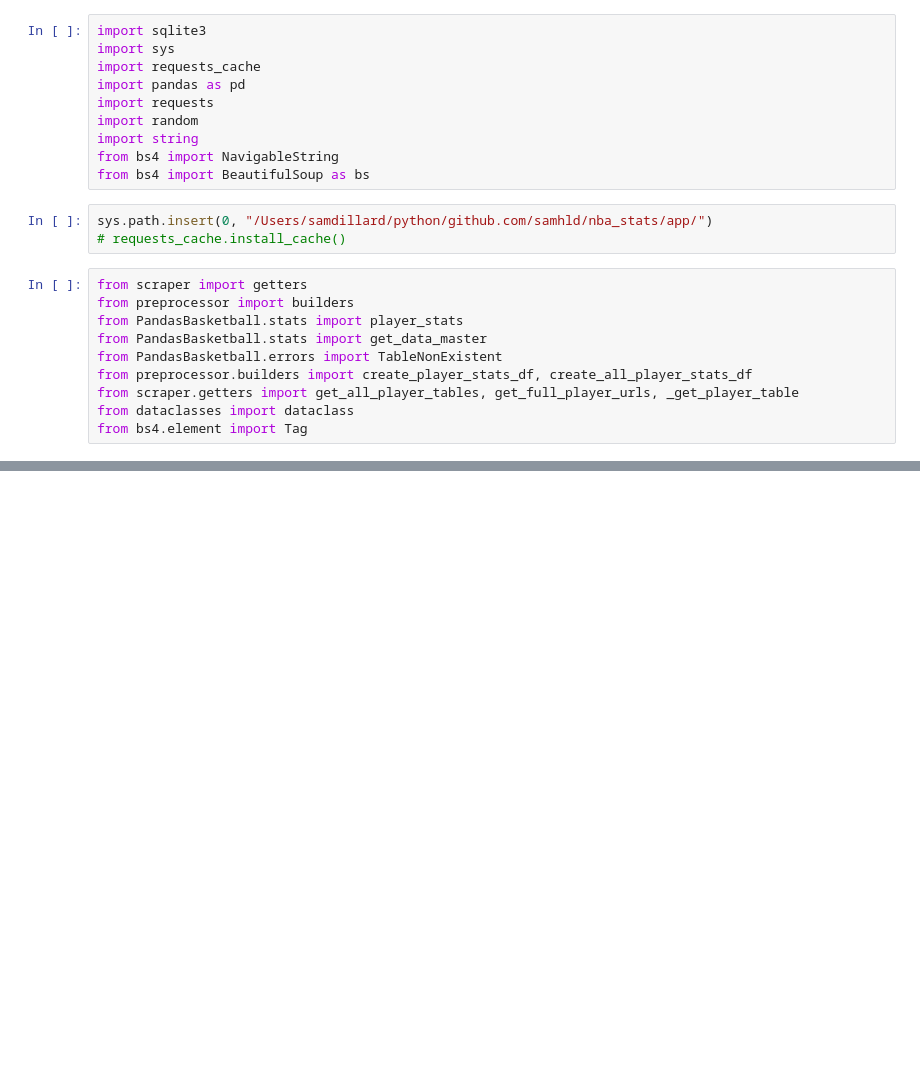
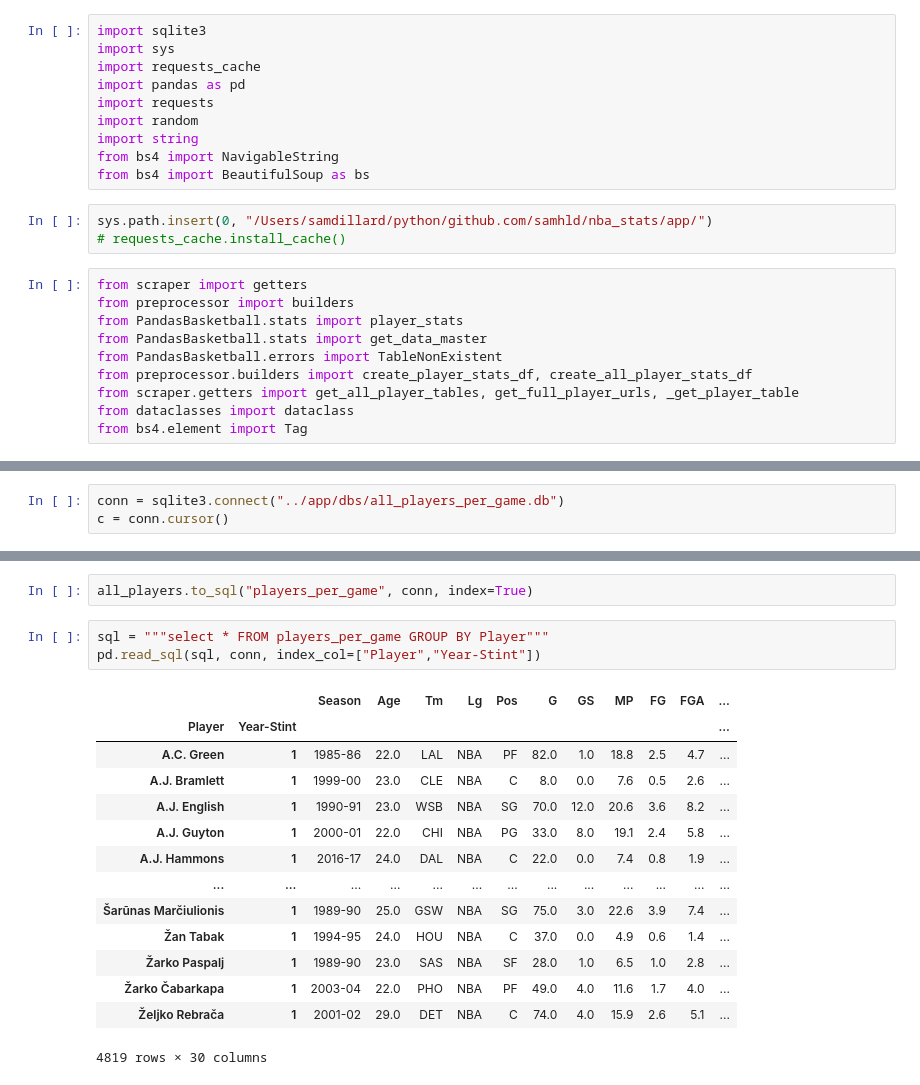
Before and after one commit to samhld/nba_stats, a Jupyter notebook: scratchpads/get_all_player_dfs.ipynb, the cells around one changed output, grey strips where cells are left out. Saved outputs shown, nothing was run; the diff lists cells and outputs as text; blank space fills up the shorter version.

Commit message:
add to_numeric functionality to builders.create_player_stats_df; persist per_game data to sqlite

```diff
--- a/scratchpads/get_all_player_dfs.ipynb
+++ b/scratchpads/get_all_player_dfs.ipynb
@@ -63,0 +57,3 @@ class PlayerTables:
+# %%
+conn = sqlite3.connect("../app/dbs/all_players_per_game.db")
+c = conn.cursor()
@@ -63,0 +105,20 @@ class PlayerTables:
+# %%
+all_players.to_sql("players_per_game", conn, index=True)
+# %%
+sql = """select * FROM players_per_game GROUP BY Player"""
+pd.read_sql(sql, conn, index_col=["Player","Year-Stint"])
+# %% [output]
+|  |  | Season | Age | Tm | Lg | Pos | G | GS | MP | FG | FGA | ... |
+| Player | Year-Stint |  |  |  |  |  |  |  |  |  |  | ... |
+| A.C. Green | 1 | 1985-86 | 22.0 | LAL | NBA | PF | 82.0 | 1.0 | 18.8 | 2.5 | 4.7 | ... |
+| A.J. Bramlett | 1 | 1999-00 | 23.0 | CLE | NBA | C | 8.0 | 0.0 | 7.6 | 0.5 | 2.6 | ... |
+| A.J. English | 1 | 1990-91 | 23.0 | WSB | NBA | SG | 70.0 | 12.0 | 20.6 | 3.6 | 8.2 | ... |
+| A.J. Guyton | 1 | 2000-01 | 22.0 | CHI | NBA | PG | 33.0 | 8.0 | 19.1 | 2.4 | 5.8 | ... |
+| A.J. Hammons | 1 | 2016-17 | 24.0 | DAL | NBA | C | 22.0 | 0.0 | 7.4 | 0.8 | 1.9 | ... |
+| ... | ... | ... | ... | ... | ... | ... | ... | ... | ... | ... | ... | ... |
+| Šarūnas Marčiulionis | 1 | 1989-90 | 25.0 | GSW | NBA | SG | 75.0 | 3.0 | 22.6 | 3.9 | 7.4 | ... |
+| Žan Tabak | 1 | 1994-95 | 24.0 | HOU | NBA | C | 37.0 | 0.0 | 4.9 | 0.6 | 1.4 | ... |
+| Žarko Paspalj | 1 | 1989-90 | 23.0 | SAS | NBA | SF | 28.0 | 1.0 | 6.5 | 1.0 | 2.8 | ... |
+| Žarko Čabarkapa | 1 | 2003-04 | 22.0 | PHO | NBA | PF | 49.0 | 4.0 | 11.6 | 1.7 | 4.0 | ... |
+| Željko Rebrača | 1 | 2001-02 | 29.0 | DET | NBA | C | 74.0 | 4.0 | 15.9 | 2.6 | 5.1 | ... |
+4819 rows × 30 columns
```
Also changed, not shown: parts of 9 cells of this notebook, 2 other files.
